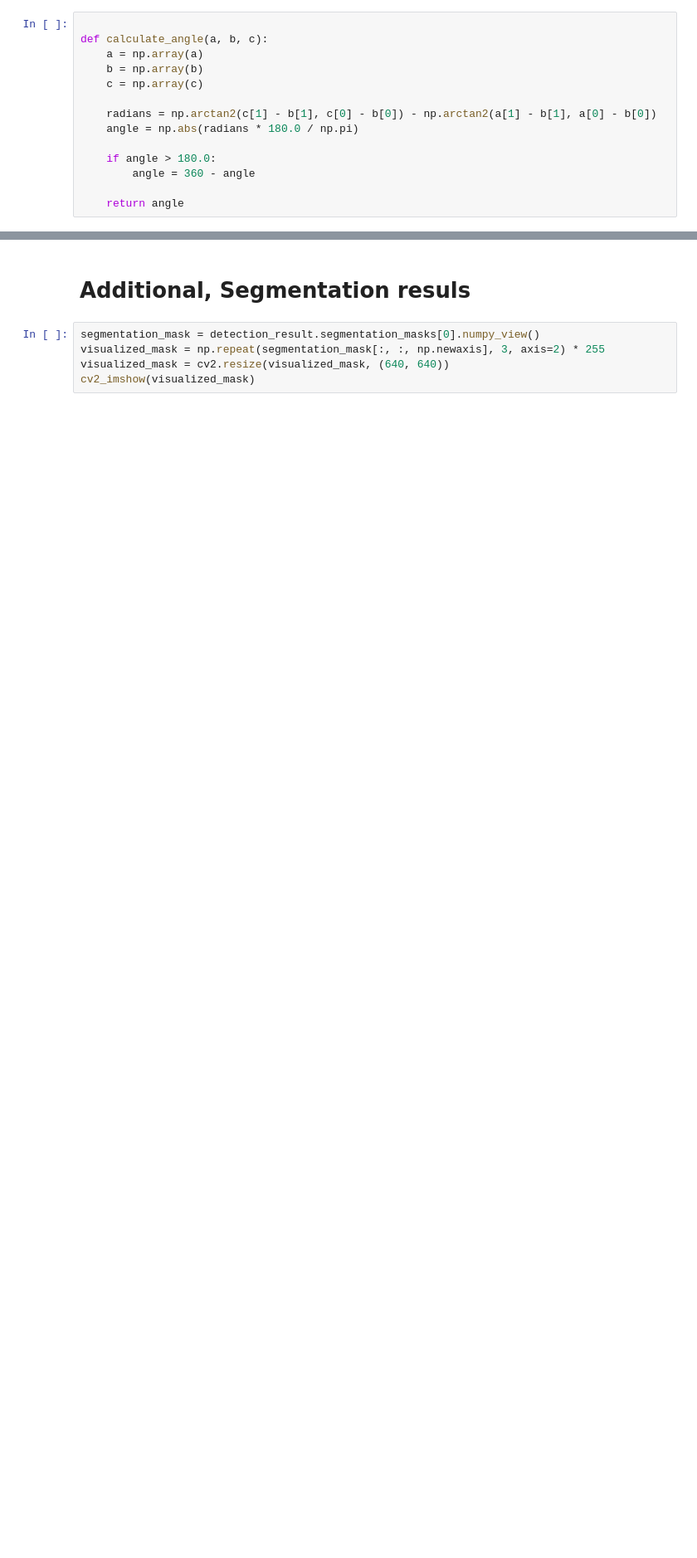
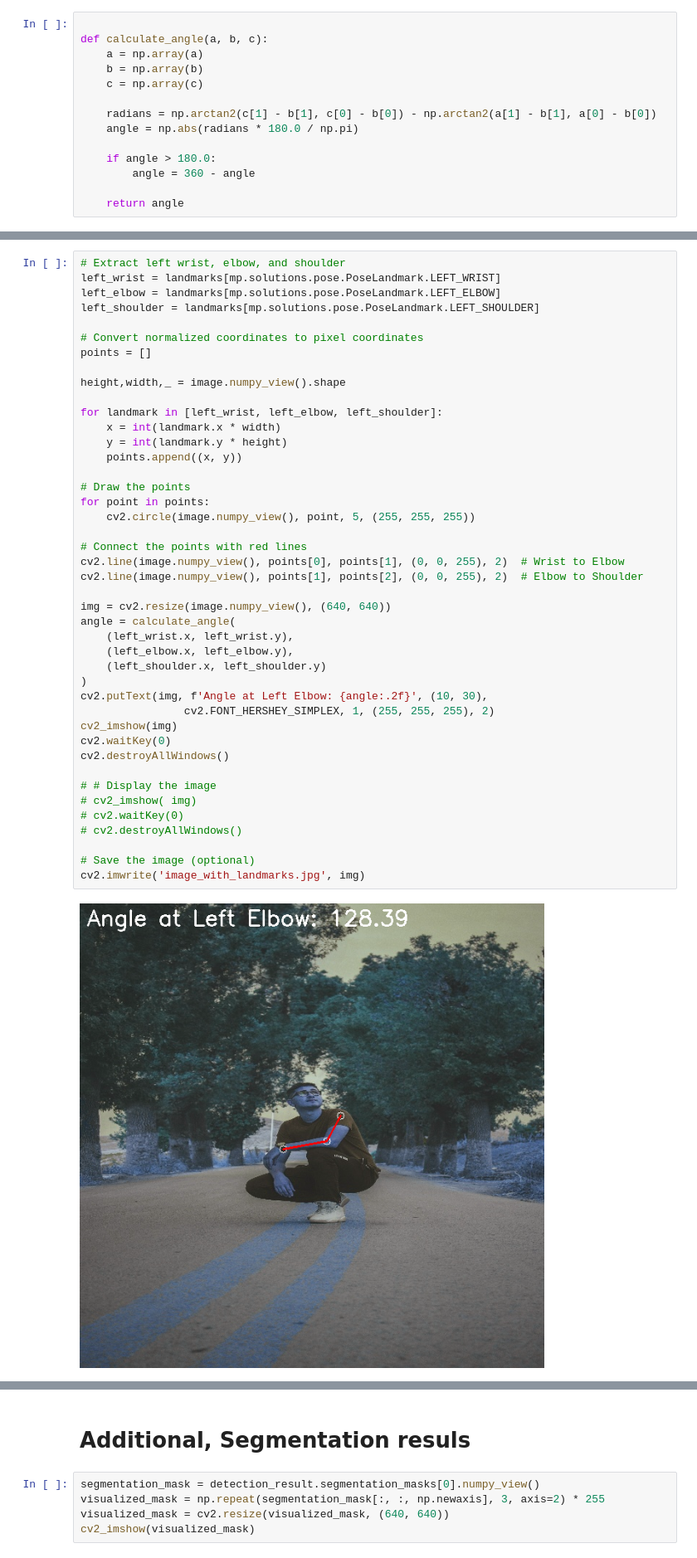
Before and after one commit to Salam-35/pose_estimation, a Jupyter notebook: MediaPipe/MediaPipe_pose_estimation.ipynb, the cells around one changed output, grey strips where cells are left out. Shown at 83% size. Cells and saved outputs as stored; diff of their text form; blank space fills up the shorter version.

```diff
--- a/MediaPipe/MediaPipe_pose_estimation.ipynb
+++ b/MediaPipe/MediaPipe_pose_estimation.ipynb
@@ -184,0 +136,45 @@ Angle at the left elbow: 128.3890337996665 degrees
+# %%
+# Extract left wrist, elbow, and shoulder
+left_wrist = landmarks[mp.solutions.pose.PoseLandmark.LEFT_WRIST]
+left_elbow = landmarks[mp.solutions.pose.PoseLandmark.LEFT_ELBOW]
+left_shoulder = landmarks[mp.solutions.pose.PoseLandmark.LEFT_SHOULDER]
+
+# Convert normalized coordinates to pixel coordinates
+points = []
+
+height,width,_ = image.numpy_view().shape
+
+for landmark in [left_wrist, left_elbow, left_shoulder]:
+    x = int(landmark.x * width)
+    y = int(landmark.y * height)
+    points.append((x, y))
+
+# Draw the points
+for point in points:
+    cv2.circle(image.numpy_view(), point, 5, (255, 255, 255))
+
+# Connect the points with red lines
+cv2.line(image.numpy_view(), points[0], points[1], (0, 0, 255), 2)  # Wrist to Elbow
+cv2.line(image.numpy_view(), points[1], points[2], (0, 0, 255), 2)  # Elbow to Shoulder
+
+img = cv2.resize(image.numpy_view(), (640, 640))
+angle = calculate_angle(
+    (left_wrist.x, left_wrist.y),
+    (left_elbow.x, left_elbow.y),
+    (left_shoulder.x, left_shoulder.y)
+)
+cv2.putText(img, f'Angle at Left Elbow: {angle:.2f}', (10, 30),
+                cv2.FONT_HERSHEY_SIMPLEX, 1, (255, 255, 255), 2)
+cv2_imshow(img)
+cv2.waitKey(0)
+cv2.destroyAllWindows()
+
+# # Display the image
+# cv2_imshow( img)
+# cv2.waitKey(0)
+# cv2.destroyAllWindows()
+
+# Save the image (optional)
+cv2.imwrite('image_with_landmarks.jpg', img)
+# %% [output]
+[figure, added]
```
Also changed, not shown: parts of 4 cells of this notebook, 1 other file.
